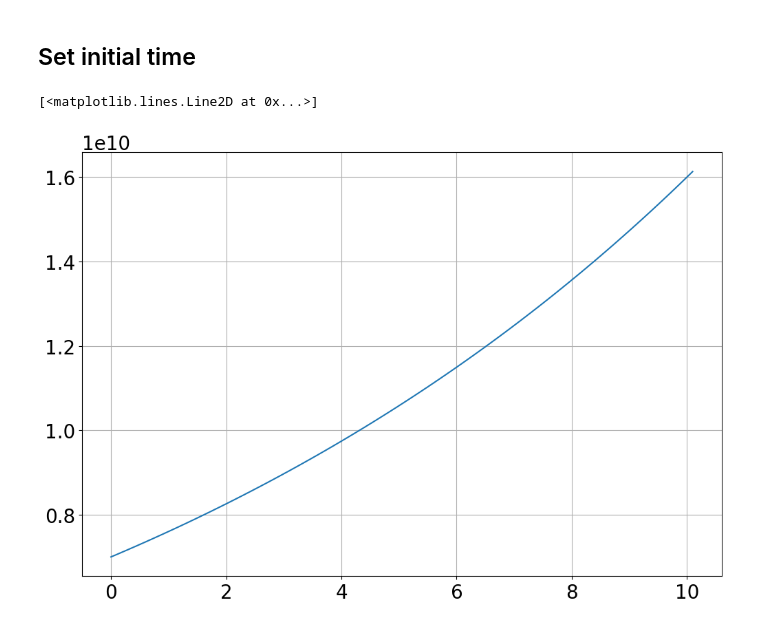
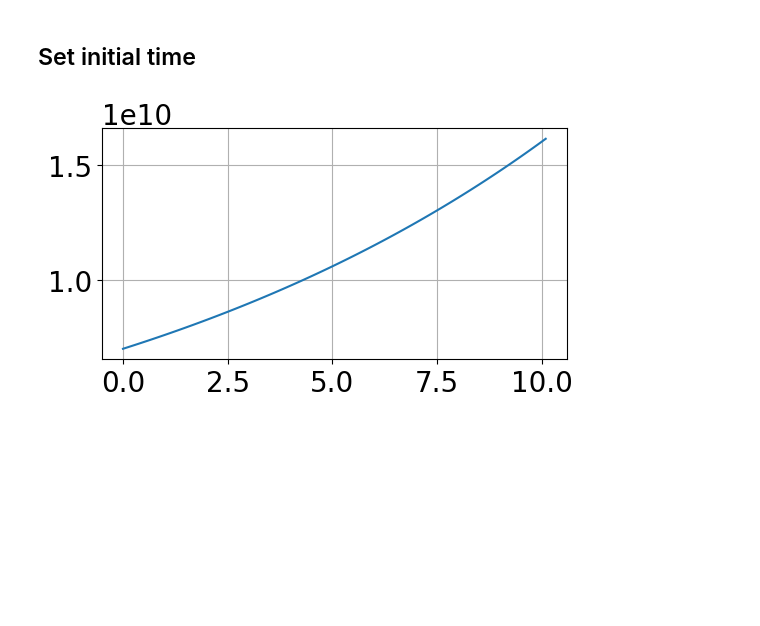
Before and after one commit to bblais/Computer-Programming-for-the-Sciences-Spring-2024, a Jupyter notebook: Sprint #1 - Algorithms and Simulation/2024-02-06 - Simulations.ipynb, the cells around one changed output. Cells and saved outputs as stored; diff of their text form; code cells hidden in the pictures; blank space fills up the shorter version.

```diff
--- a/Sprint #1 - Algorithms and Simulation/2024-02-06 - Simulations.ipynb
+++ b/Sprint #1 - Algorithms and Simulation/2024-02-06 - Simulations.ipynb
@@ -48,7 +48,7 @@ while t<10:
 
 t,p=S.arrays()  # get the stored values as arrays so we can plot, etc...
 # %%
-plot(t,p)
+figure(figsize=(6,3))
+plot(t,p);
 # %% [output]
-[<matplotlib.lines.Line2D at 0x...>]
-[figure, old version]
+[figure, new version]
```
Also changed, not shown: parts of 7 cells of this notebook, 1 other file.
